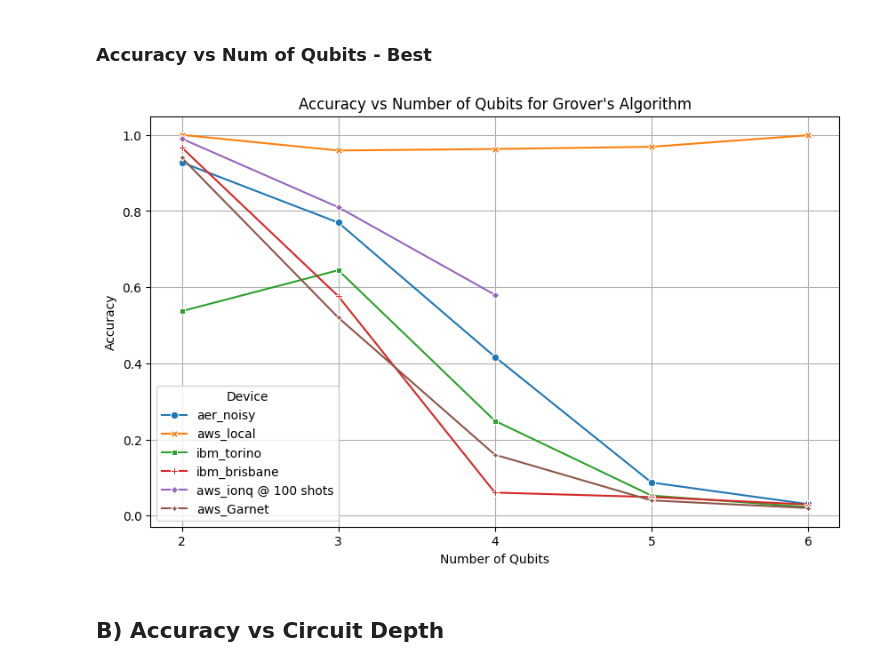
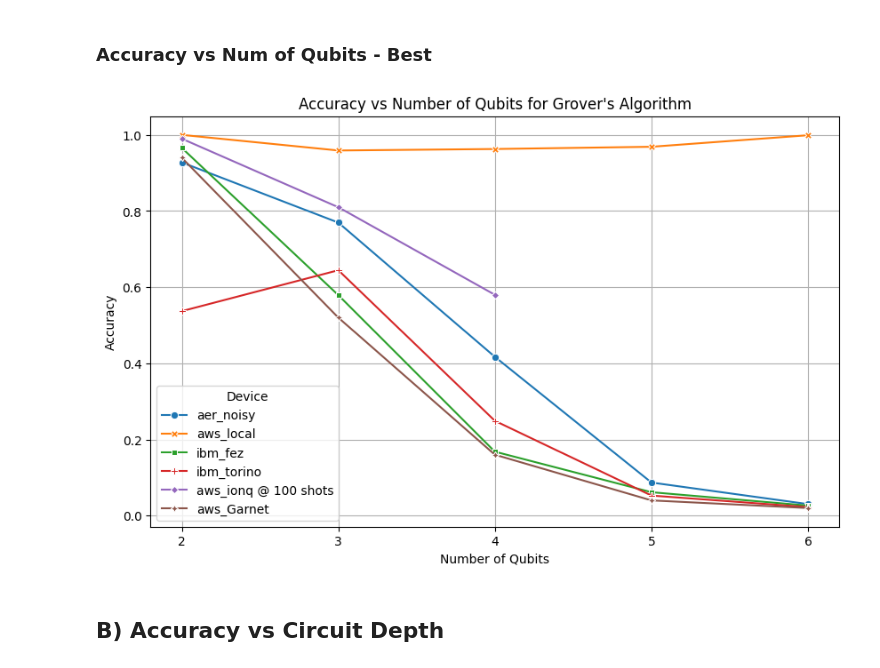
Before and after one commit to pranavi-jain/quantum-algorithms, a Jupyter notebook: results.ipynb, the cells around one changed output. Cells and saved outputs as stored; diff of their text form; code cells hidden in the pictures.

```diff
--- a/results.ipynb
+++ b/results.ipynb
@@ -231,35 +231,35 @@ plt.show()
 ### Accuracy vs Num of Qubits - Best
 # %%
 # Accuracy vs Num of Qubits plot for best performing devices
-devices = ['aws_local','aer_noisy', 'ibm_brisbane', 'aws_Garnet', 'ibm_torino', 'aws_ionq @ 100 shots']
+devices = ['aws_local','aer_noisy', 'ibm_fez', 'aws_Garnet', 'ibm_torino', 'aws_ionq @ 100 shots']
 
 data = list()
 data.append(simulator_data[simulator_data['device_name'].isin(devices)])
 data.append(hardware_data[hardware_data['device_name'].isin(devices)])
 
 df_full = pd.DataFrame()
 df_full = pd.concat(data)
 
 # Plot for best performing devices
 plt.figure(figsize=(10, 6))
 sns.lineplot(
     data=df_full,
     x="num_qubits",
     y="accuracy",
     hue="device_name",
     style='device_name',
     markers=True,
     dashes=False
 )
 plt.gca().xaxis.set_major_locator(ticker.MaxNLocator(integer=True))
 plt.title("Accuracy vs Number of Qubits for Grover's Algorithm")
 plt.xlabel("Number of Qubits")
 plt.ylabel("Accuracy")
 plt.legend(title="Device")
 plt.grid(True)
 plt.show()
 # %% [output]
-[figure, old version]
+[figure, new version]
 # %% [markdown]
 ## B) Accuracy vs Circuit Depth
 # %% [markdown]
```
Also changed, not shown: parts of 8 cells of this notebook, 5 other files.
